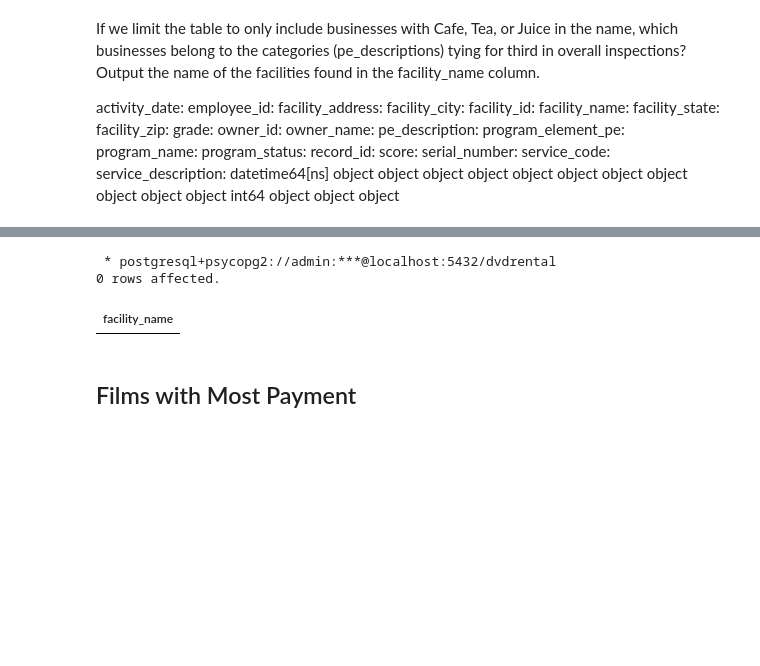
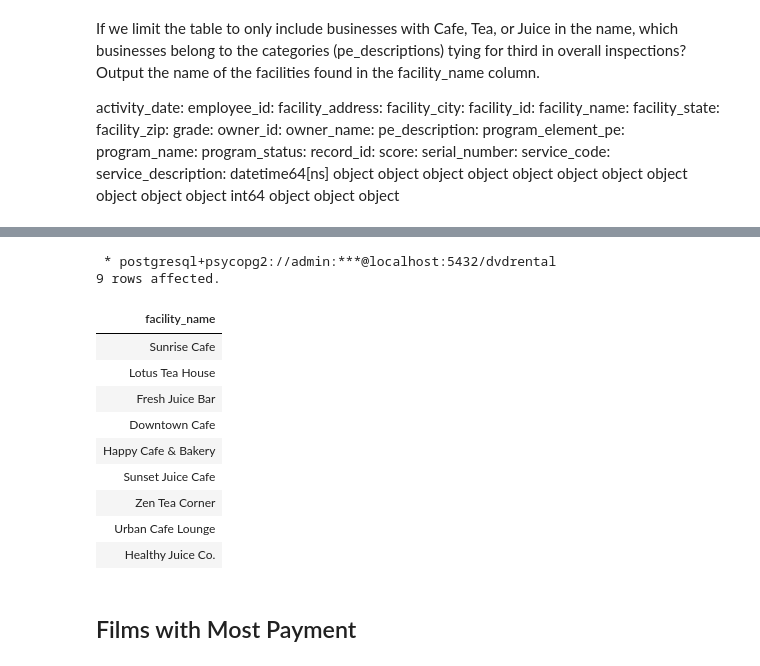
Before and after one commit to lohraspco/data-science, a Jupyter notebook: SQL/sql_codes.ipynb, the cells around one changed output, grey strips where cells are left out. Cells and saved outputs as stored; diff of their text form; code cells hidden in the pictures; blank space fills up the shorter version.

```diff
--- a/SQL/sql_codes.ipynb
+++ b/SQL/sql_codes.ipynb
@@ -191,24 +192,33 @@ datetime64[ns]	object	object	object	object	object	object	object	object	object	ob
 # %%
 %%sql
 with selected_restaurants as (
 	select la.facility_name,la.pe_description, la.record_id from health_inspections la
-	where la.facility_name like '%CAFE%' or la.facility_name like '%TEA%' or la.facility_name like '%JUICE%'),
+	where lower(la.facility_name) like '%cafe%' or lower(la.facility_name) like '%tea%' or lower(la.facility_name) like '%juice%'),
  top_third_issues as (
 	select re.pe_description ,count(re.record_id) as n_issues
 	from selected_restaurants re
 	group by re.pe_description
 	order by n_issues desc
 	limit 3
 	),
 third_issu as (
 	select * from top_third_issues where n_issues= (select min(n_issues) from top_third_issues)
 	)
 select facility_name from selected_restaurants rr
 join third_issu tt using (pe_description)
 # %% [output]
  * postgresql+psycopg2://admin:***@localhost:5432/dvdrental
-0 rows affected.
+9 rows affected.
 | facility_name |
+| Sunrise Cafe |
+| Lotus Tea House |
+| Fresh Juice Bar |
+| Downtown Cafe |
+| Happy Cafe & Bakery |
+| Sunset Juice Cafe |
+| Zen Tea Corner |
+| Urban Cafe Lounge |
+| Healthy Juice Co. |
 # %% [markdown]
 ## Films with Most Payment
 # %%
```
Also changed, not shown: parts of 12 cells of this notebook, 12 other files.
